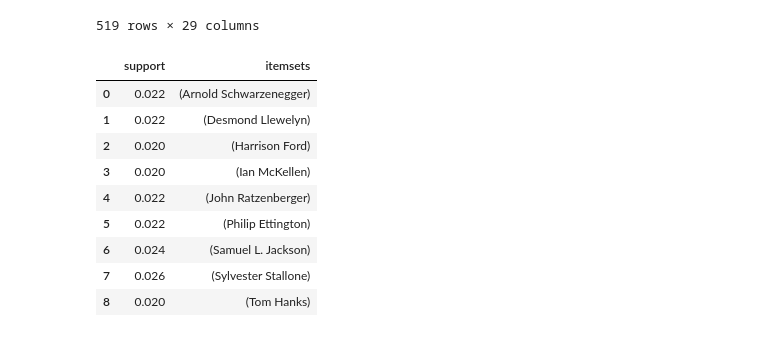
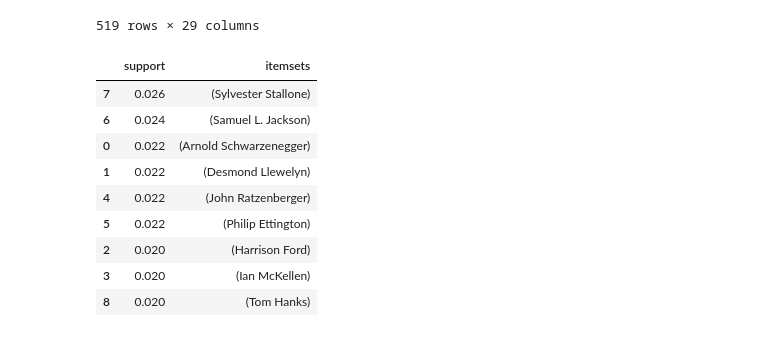
Before and after one commit to kamildoleglo/data-mining-box-office, a Jupyter notebook: ED.ipynb, the cells around one changed output. Cells and saved outputs as stored; diff of their text form; code cells hidden in the pictures.

```diff
--- a/ED.ipynb
+++ b/ED.ipynb
@@ -450,20 +450,21 @@ merged_inner
 # %%
 from mlxtend.preprocessing import TransactionEncoder
 from mlxtend.frequent_patterns import apriori
+from mlxtend.frequent_patterns import fpgrowth
 r = dataset.sort_values('revenue', ascending=False)["cast"].head(500)
 r = r.apply(lambda x: list(map(lambda y: y["name"], x))).reset_index(drop=True).tolist()
 te = TransactionEncoder()
 te_ary = te.fit(r).transform(r)
 df = pd.DataFrame(te_ary, columns=te.columns_)
-apriori(df, min_support=0.02, use_colnames=True)
+apriori(df, min_support=0.02, use_colnames=True).sort_values('support', ascending=False)
 # %% [output]
 |  | support | itemsets |
+| 7 | 0.026 | (Sylvester Stallone) |
+| 6 | 0.024 | (Samuel L. Jackson) |
 | 0 | 0.022 | (Arnold Schwarzenegger) |
 | 1 | 0.022 | (Desmond Llewelyn) |
+| 4 | 0.022 | (John Ratzenberger) |
+| 5 | 0.022 | (Philip Ettington) |
 | 2 | 0.020 | (Harrison Ford) |
 | 3 | 0.020 | (Ian McKellen) |
-| 4 | 0.022 | (John Ratzenberger) |
-| 5 | 0.022 | (Philip Ettington) |
-| 6 | 0.024 | (Samuel L. Jackson) |
-| 7 | 0.026 | (Sylvester Stallone) |
 | 8 | 0.020 | (Tom Hanks) |
```
Also changed, not shown: parts of 6 cells of this notebook.
